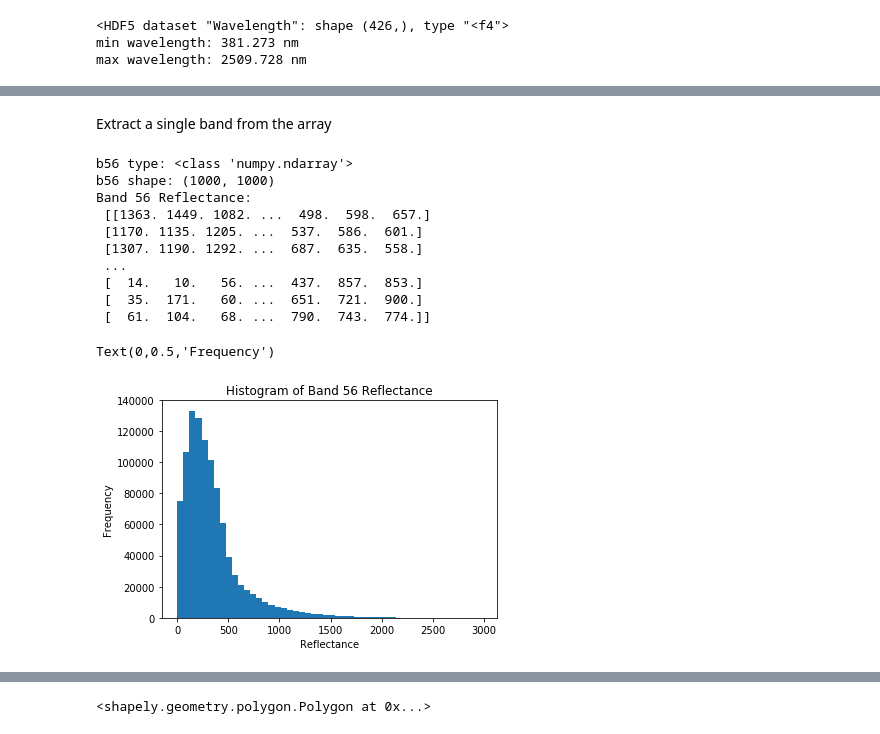
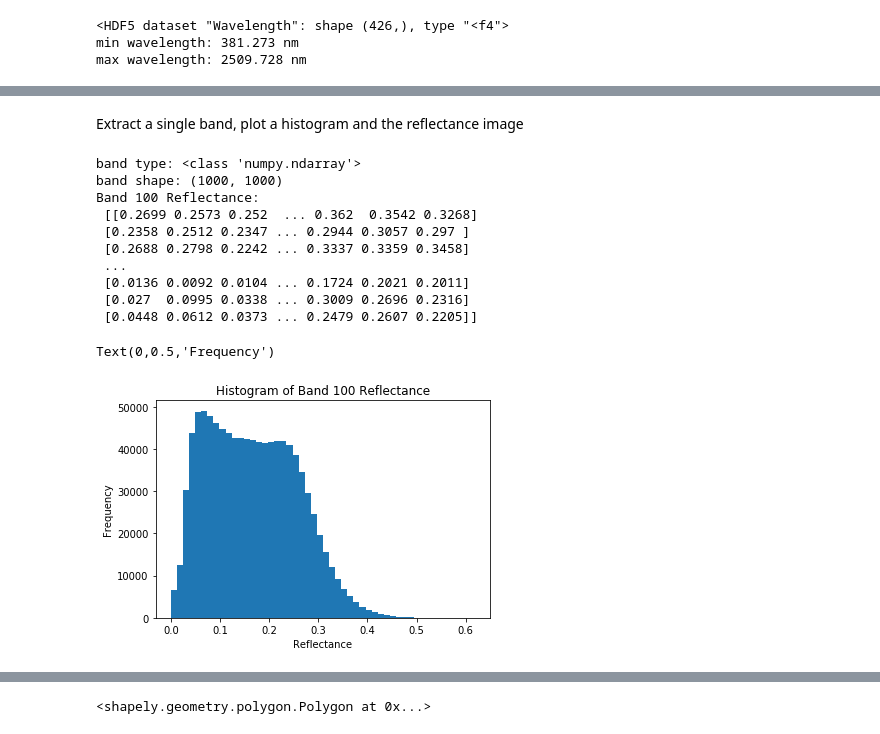
Before and after one commit to vscholl/jubilant-waffle, a Jupyter notebook: extract_spectra.ipynb, the cells around one changed output, grey strips where cells are left out. Drawn from its saved outputs; the diff is of its cells as text; code cells hidden in the pictures.

```diff
--- a/extract_spectra.ipynb
+++ b/extract_spectra.ipynb
@@ -22,0 +186,3 @@ site = "NIWO" # this is needed to navigate the h5 tree
+# %%
+h5_data, h5_metadata = aop_h5refl2array(hs_file)
+h5_data.shape
@@ -162,23 +349,29 @@ extDict: {'yMax': 4433000.0, 'xMin': 450000.0, 'yMin': 4432000.0, 'xMax': 451000
 # %% [markdown]
-Extract a single band from the array
+Extract a single band, plot a histogram and the reflectance image
 # %%
-b56 = refl_array[:,:,55].astype(np.float)
-print('b56 type:',type(b56))
-print('b56 shape:',b56.shape)
-print('Band 56 Reflectance:\n',b56)
-plt.hist(b56.flatten(),50);
-plt.title('Histogram of Band 56 Reflectance')
+# extract a single band
+band = 100
+
+b = h5_data[:,:,int(band)].astype(float)
+
+print('band type:',type(b))
+print('band shape:',b.shape)
+print('Band ' + str(band) + ' Reflectance:\n',b)
+
+# plot a histogram of the pixel values
+plt.hist(b.flatten(),bins = 50);
+plt.title('Histogram of Band ' + str(band) + ' Reflectance')
 plt.xlabel('Reflectance'); plt.ylabel('Frequency')
 # %% [output]
-b56 type: <class 'numpy.ndarray'>
-b56 shape: (1000, 1000)
-Band 56 Reflectance:
- [[1363. 1449. 1082. ...  498.  598.  657.]
- [1170. 1135. 1205. ...  537.  586.  601.]
- [1307. 1190. 1292. ...  687.  635.  558.]
+band type: <class 'numpy.ndarray'>
+band shape: (1000, 1000)
+Band 100 Reflectance:
+ [[0.2699 0.2573 0.252  ... 0.362  0.3542 0.3268]
+ [0.2358 0.2512 0.2347 ... 0.2944 0.3057 0.297 ]
+ [0.2688 0.2798 0.2242 ... 0.3337 0.3359 0.3458]
  ...
- [  14.   10.   56. ...  437.  857.  853.]
- [  35.  171.   60. ...  651.  721.  900.]
- [  61.  104.   68. ...  790.  743.  774.]]
+ [0.0136 0.0092 0.0104 ... 0.1724 0.2021 0.2011]
+ [0.027  0.0995 0.0338 ... 0.3009 0.2696 0.2316]
+ [0.0448 0.0612 0.0373 ... 0.2479 0.2607 0.2205]]
 Text(0,0.5,'Frequency')
-[figure, old version]
+[figure, new version]
```
Also changed, not shown: parts of 23 cells of this notebook.
